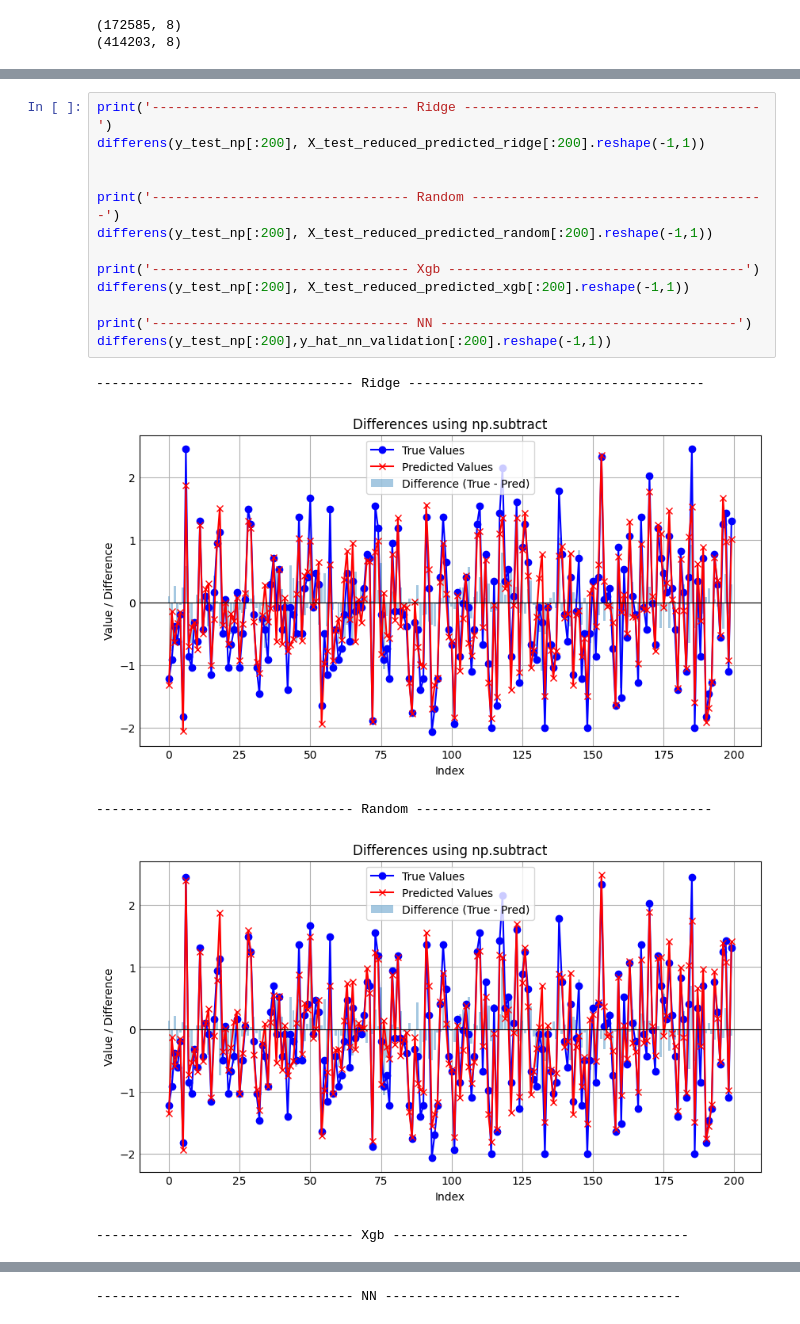
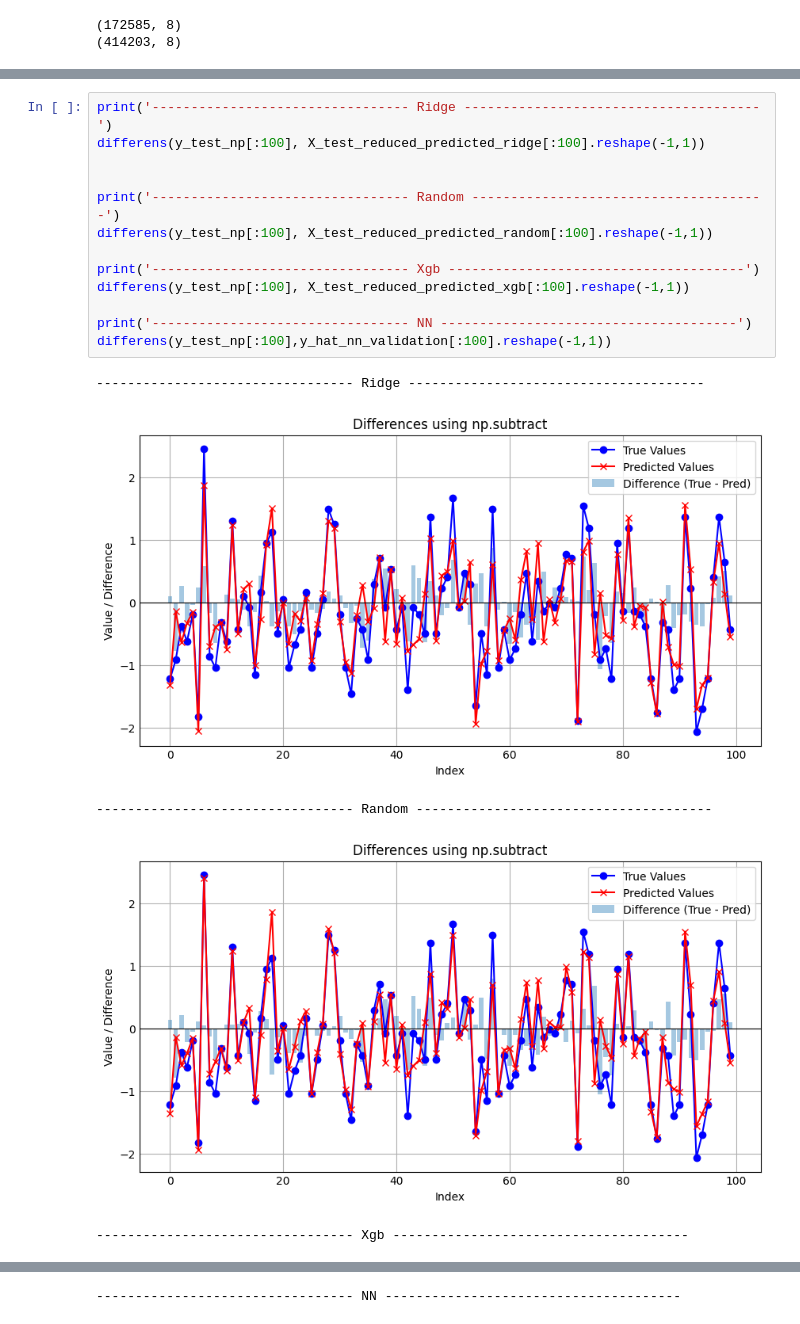
Before and after one commit to Santyamaya98/AI_and_MachineL_projects, a Jupyter notebook: road-accident.ipynb, the cells around one changed output, grey strips where cells are left out. Cells and saved outputs as stored; diff of their text form.

```diff
--- a/road-accident.ipynb
+++ b/road-accident.ipynb
@@ -754,19 +773,19 @@ y_hat_nn_test =  scaler_y.inverse_transform(nn_meta_model.predict(test_reduced))
 # %%
 print('--------------------------------- Ridge --------------------------------------')
-differens(y_test_np[:200], X_test_reduced_predicted_ridge[:200].reshape(-1,1))
+differens(y_test_np[:100], X_test_reduced_predicted_ridge[:100].reshape(-1,1))
 
 
 print('--------------------------------- Random --------------------------------------')
-differens(y_test_np[:200], X_test_reduced_predicted_random[:200].reshape(-1,1))
+differens(y_test_np[:100], X_test_reduced_predicted_random[:100].reshape(-1,1))
 
 print('--------------------------------- Xgb --------------------------------------')
-differens(y_test_np[:200], X_test_reduced_predicted_xgb[:200].reshape(-1,1))
+differens(y_test_np[:100], X_test_reduced_predicted_xgb[:100].reshape(-1,1))
 
 print('--------------------------------- NN --------------------------------------')
-differens(y_test_np[:200],y_hat_nn_validation[:200].reshape(-1,1))
+differens(y_test_np[:100],y_hat_nn_validation[:100].reshape(-1,1))
 # %% [output]
 --------------------------------- Ridge --------------------------------------
-[figure, old version]
+[figure, new version]
 --------------------------------- Random --------------------------------------
-[figure, old version]
+[figure, new version]
 --------------------------------- Xgb --------------------------------------
```
Also changed, not shown: parts of 17 cells of this notebook.
